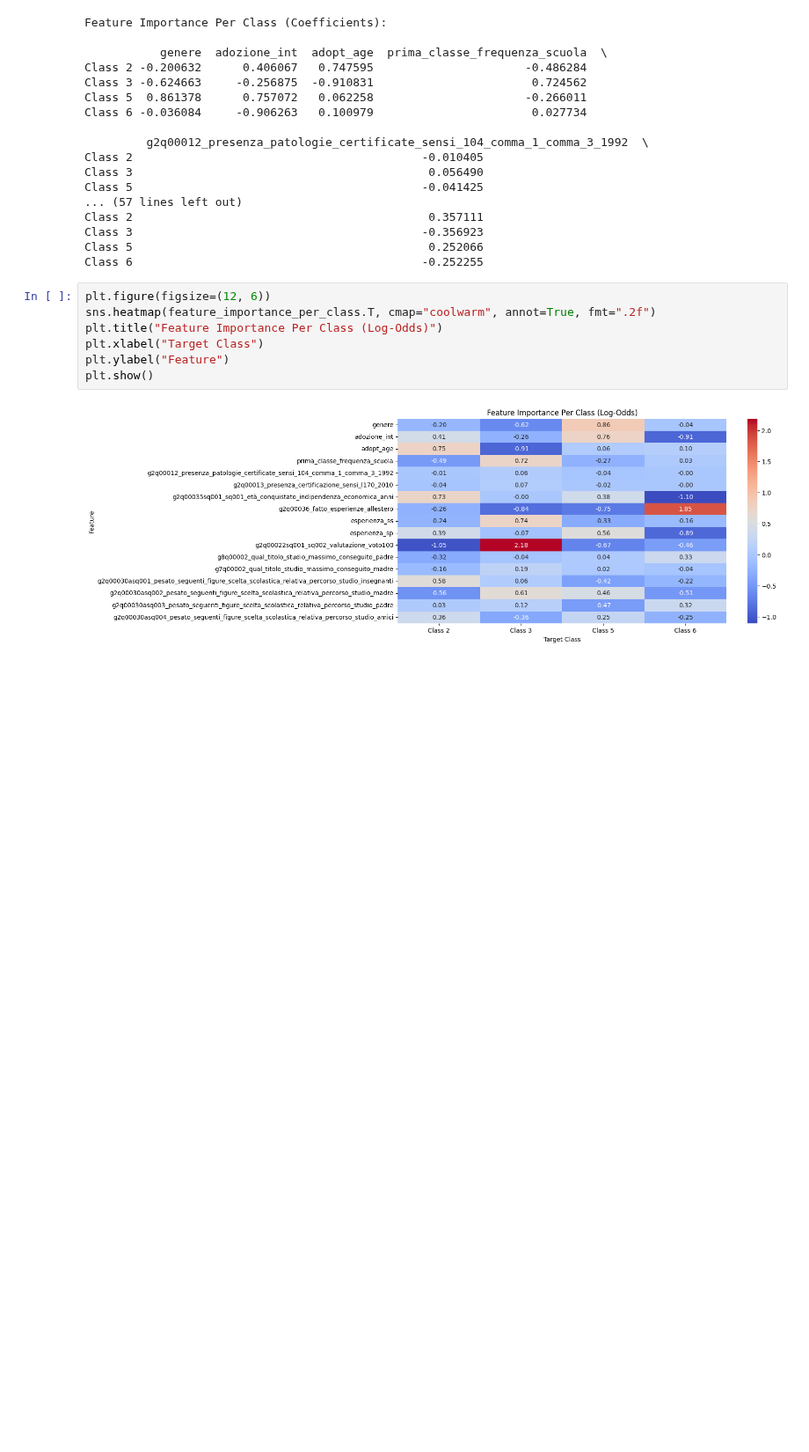
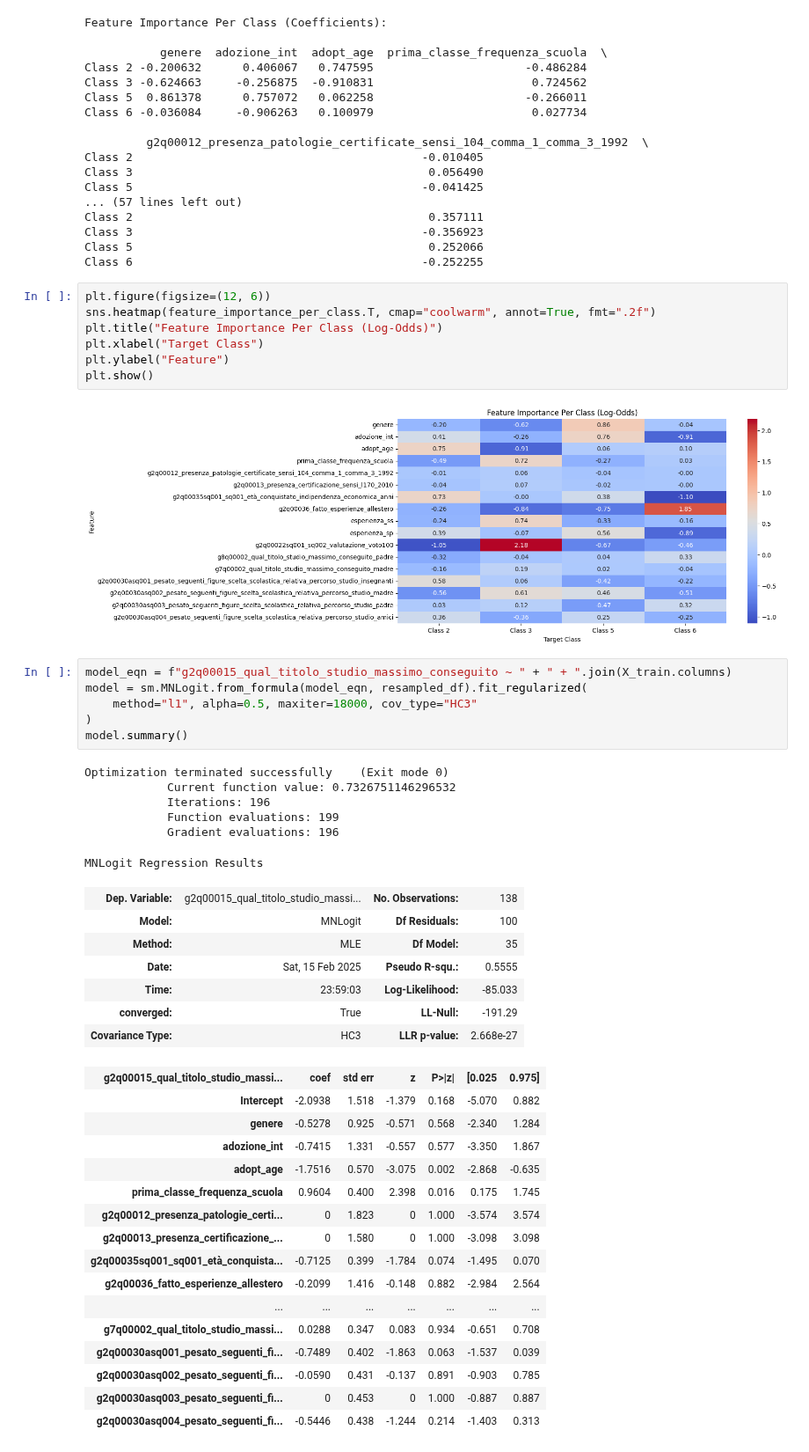
Before and after one commit to arina19-2000/unimi, a Jupyter notebook: tesi/kids_survey.ipynb, the cells around one changed output. Shown at 88% size. Cells and saved outputs as stored; diff of their text form; blank space fills up the shorter version.

```diff
--- a/tesi/kids_survey.ipynb
+++ b/tesi/kids_survey.ipynb
@@ -726,3 +733,39 @@ plt.ylabel("Feature")
 plt.show()
 # %% [output]
 [figure]
+# %%
+model_eqn = f"g2q00015_qual_titolo_studio_massimo_conseguito ~ " + " + ".join(X_train.columns)
+model = sm.MNLogit.from_formula(model_eqn, resampled_df).fit_regularized(
+    method="l1", alpha=0.5, maxiter=18000, cov_type="HC3"
+)
+model.summary()
+# %% [output]
+Optimization terminated successfully    (Exit mode 0)
+            Current function value: 0.7326751146296532
+            Iterations: 196
+            Function evaluations: 199
+            Gradient evaluations: 196
+MNLogit Regression Results
+| Dep. Variable: | g2q00015_qual_titolo_studio_massi... | No. Observations: | 138 |
+| Model: | MNLogit | Df Residuals: | 100 |
+| Method: | MLE | Df Model: | 35 |
+| Date: | Sat, 15 Feb 2025 | Pseudo R-squ.: | 0.5555 |
+| Time: | 23:59:03 | Log-Likelihood: | -85.033 |
+| converged: | True | LL-Null: | -191.29 |
+| Covariance Type: | HC3 | LLR p-value: | 2.668e-27 |
+| g2q00015_qual_titolo_studio_massi... | coef | std err | z | P>|z| | [0.025 | 0.975] |
+| Intercept | -2.0938 | 1.518 | -1.379 | 0.168 | -5.070 | 0.882 |
+| genere | -0.5278 | 0.925 | -0.571 | 0.568 | -2.340 | 1.284 |
+| adozione_int | -0.7415 | 1.331 | -0.557 | 0.577 | -3.350 | 1.867 |
+| adopt_age | -1.7516 | 0.570 | -3.075 | 0.002 | -2.868 | -0.635 |
+| prima_classe_frequenza_scuola | 0.9604 | 0.400 | 2.398 | 0.016 | 0.175 | 1.745 |
+| g2q00012_presenza_patologie_certi... | 0 | 1.823 | 0 | 1.000 | -3.574 | 3.574 |
+| g2q00013_presenza_certificazione_... | 0 | 1.580 | 0 | 1.000 | -3.098 | 3.098 |
+| g2q00035sq001_sq001_età_conquista... | -0.7125 | 0.399 | -1.784 | 0.074 | -1.495 | 0.070 |
+| g2q00036_fatto_esperienze_allestero | -0.2099 | 1.416 | -0.148 | 0.882 | -2.984 | 2.564 |
+| ... | ... | ... | ... | ... | ... | ... |
+| g7q00002_qual_titolo_studio_massi... | 0.0288 | 0.347 | 0.083 | 0.934 | -0.651 | 0.708 |
+| g2q00030asq001_pesato_seguenti_fi... | -0.7489 | 0.402 | -1.863 | 0.063 | -1.537 | 0.039 |
+| g2q00030asq002_pesato_seguenti_fi... | -0.0590 | 0.431 | -0.137 | 0.891 | -0.903 | 0.785 |
+| g2q00030asq003_pesato_seguenti_fi... | 0 | 0.453 | 0 | 1.000 | -0.887 | 0.887 |
+| g2q00030asq004_pesato_seguenti_fi... | -0.5446 | 0.438 | -1.244 | 0.214 | -1.403 | 0.313 |
```
Also changed, not shown: parts of 21 cells of this notebook.
